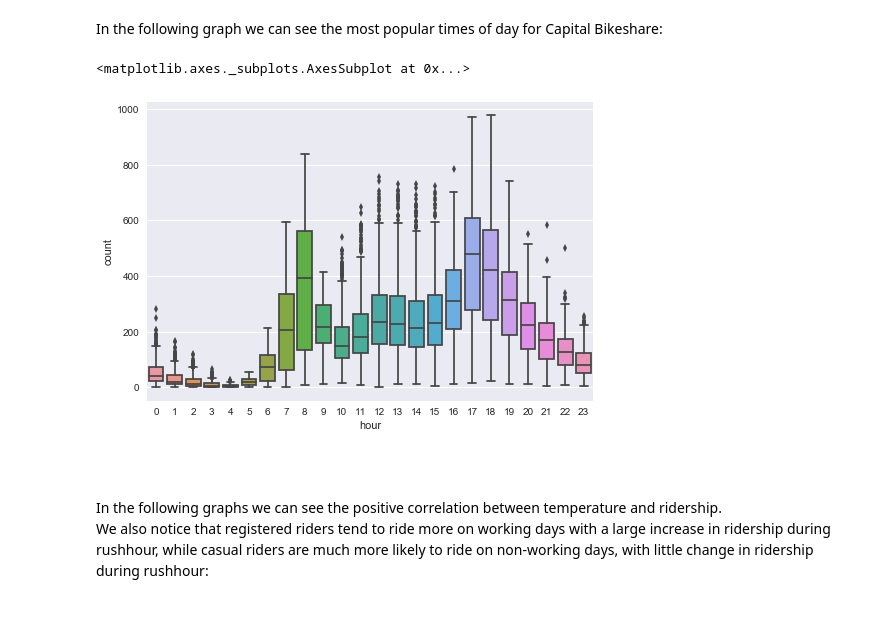
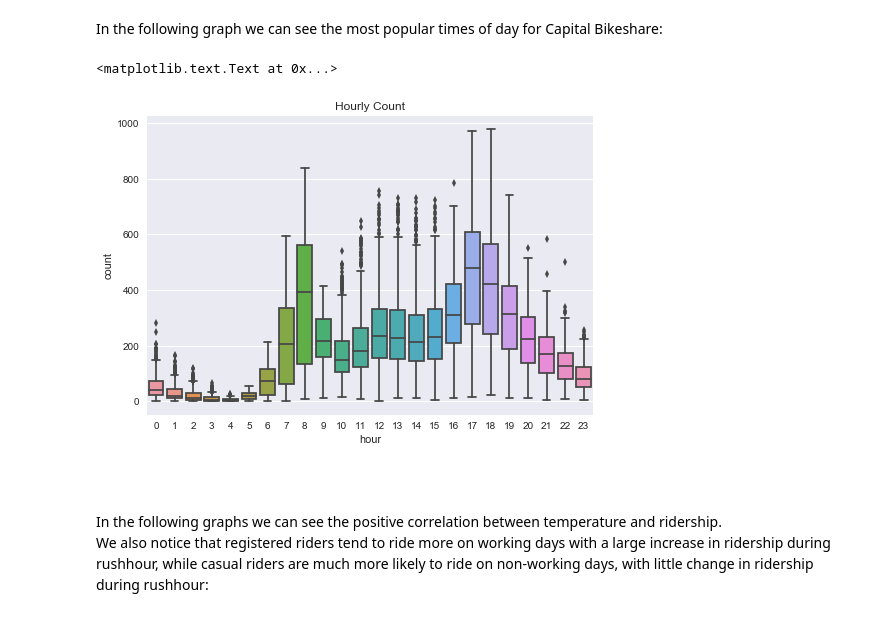
Before and after one commit to kmoore296/bikeshare_notebook, a Jupyter notebook: Bikeshare Data.ipynb, the cells around one changed output. Cells and saved outputs as stored; diff of their text form; code cells hidden in the pictures.

```diff
--- a/Bikeshare Data.ipynb
+++ b/Bikeshare Data.ipynb
@@ -222,10 +222,10 @@ plt.show()
 <p>In the following graph we can see the most popular times of day for Capital Bikeshare:</p>
 # %%
 import seaborn as sns
-sns.boxplot(data=Bikeshare,y="count",x="hour",orient="v")
+sns.boxplot(data=Bikeshare,y="count",x="hour",orient="v").set_title('Hourly Count')
 # %% [output]
-<matplotlib.axes._subplots.AxesSubplot at 0x...>
+<matplotlib.text.Text at 0x...>
-[figure, old version]
+[figure, new version]
 # %% [markdown]
 <p><br><br>In the following graphs we can see the positive correlation between temperature and ridership.<br> We also notice that registered riders tend to ride more on working days with a large increase in ridership during rushhour, while casual riders are much more likely to ride on non-working days, with little change in ridership during rushhour:</p>
 # %%
```
Also changed, not shown: parts of 5 cells of this notebook.
